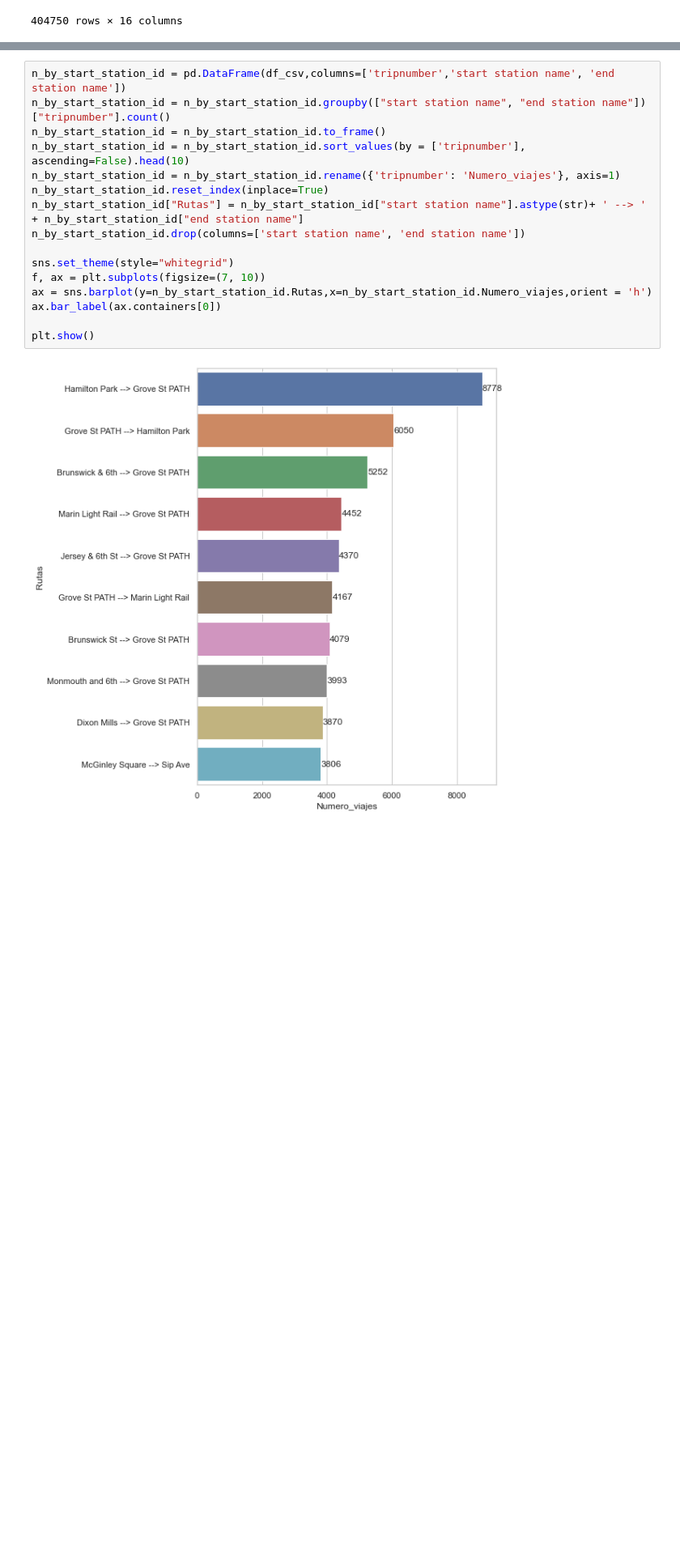
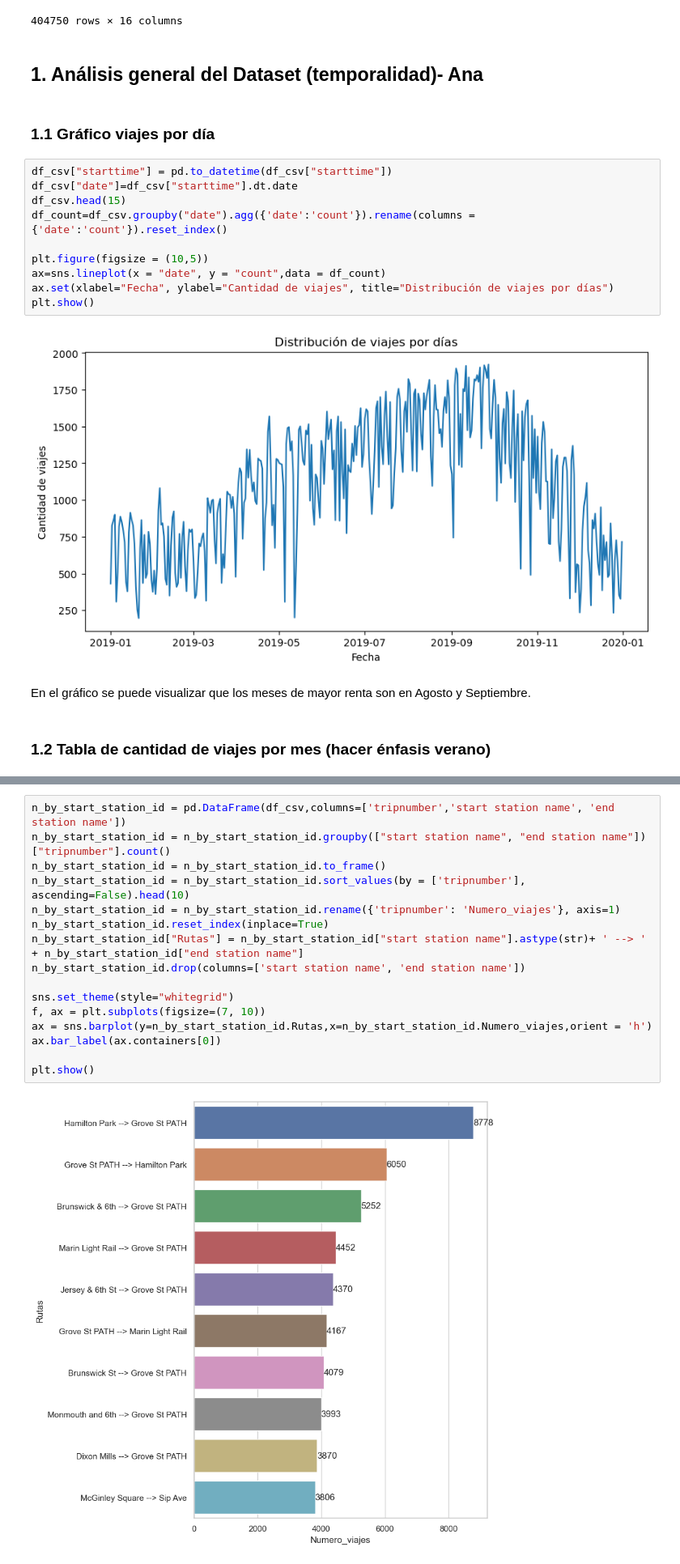
Before and after one commit to Andresmup/Data_Wrangling_CityBike_Dataset, a Jupyter notebook: Data_Storytelling/Data_Storytelling.ipynb, the cells around one changed output, grey strips where cells are left out. Shown at 81% size. Saved outputs shown, nothing was run; the diff lists cells and outputs as text; blank space fills up the shorter version.

```diff
--- a/Data_Storytelling/Data_Storytelling.ipynb
+++ b/Data_Storytelling/Data_Storytelling.ipynb
@@ -42,3 +50,23 @@ df_csv
 | 404748 | 188 | 2019-12-31 23:24:00.2630 | 2019-12-31 23:27:09.0400 | 3639 | Harborside | 40.719252 | ... |
 | 404749 | 326 | 2019-12-31 23:45:20.9780 | 2019-12-31 23:50:47.7490 | 3195 | Sip Ave | 40.730897 | ... |
 404750 rows × 16 columns
+# %% [markdown]
+## 1. Análisis general del Dataset (temporalidad)- Ana
+# %% [markdown]
+### 1.1 Gráfico viajes por día
+# %%
+df_csv["starttime"] = pd.to_datetime(df_csv["starttime"])
+df_csv["date"]=df_csv["starttime"].dt.date
+df_csv.head(15)
+df_count=df_csv.groupby("date").agg({'date':'count'}).rename(columns = {'date':'count'}).reset_index()
+
+plt.figure(figsize = (10,5))
+ax=sns.lineplot(x = "date", y = "count",data = df_count)
+ax.set(xlabel="Fecha", ylabel="Cantidad de viajes", title="Distribución de viajes por días")
+plt.show()
+# %% [output]
+[figure, added]
+# %% [markdown]
+En el gráfico se puede visualizar que los meses de mayor renta son en Agosto y Septiembre.
+# %% [markdown]
+### 1.2 Tabla de cantidad de viajes por mes (hacer énfasis verano)
```
Also changed, not shown: parts of 27 cells of this notebook, 1 other file.
